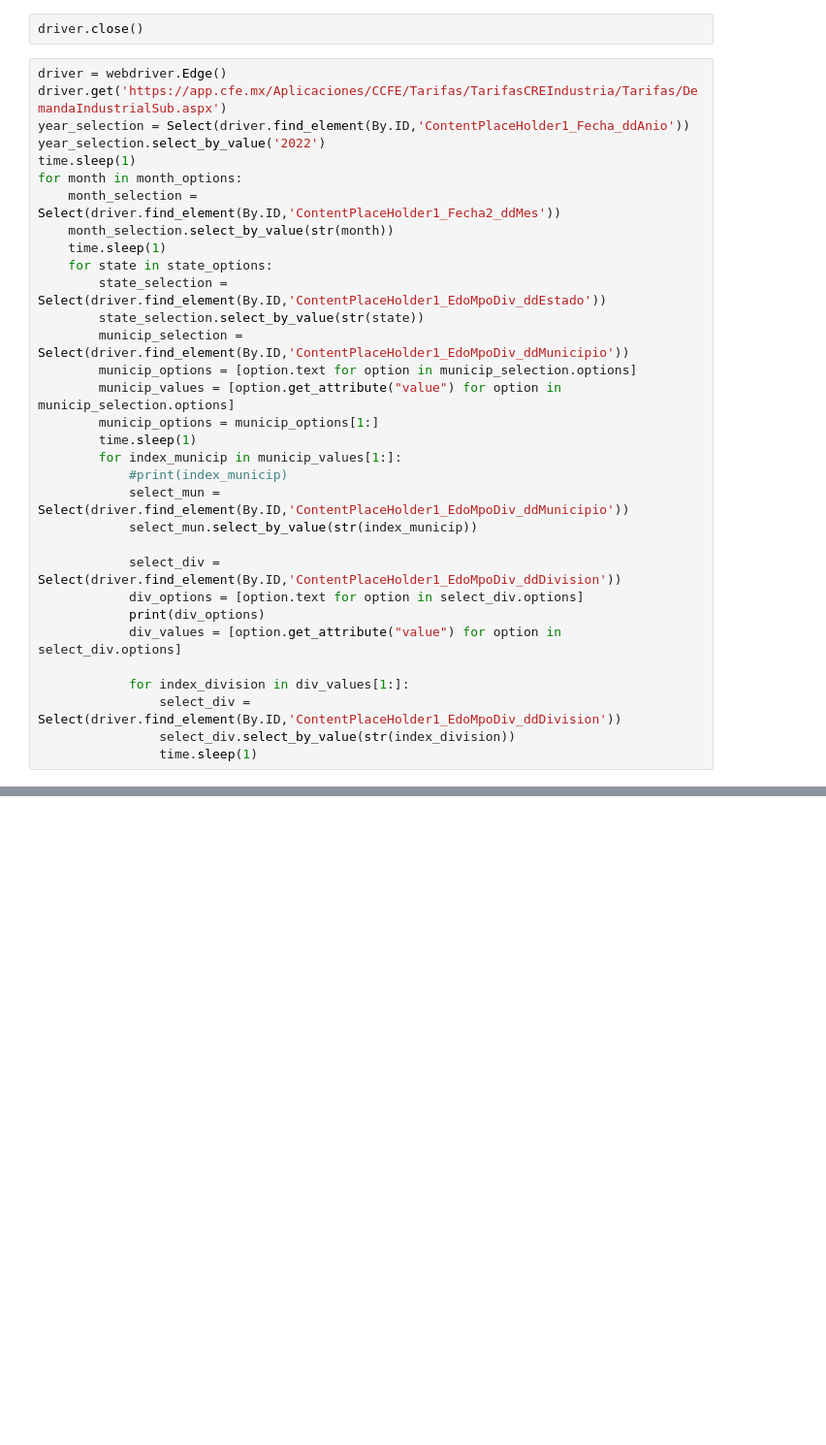
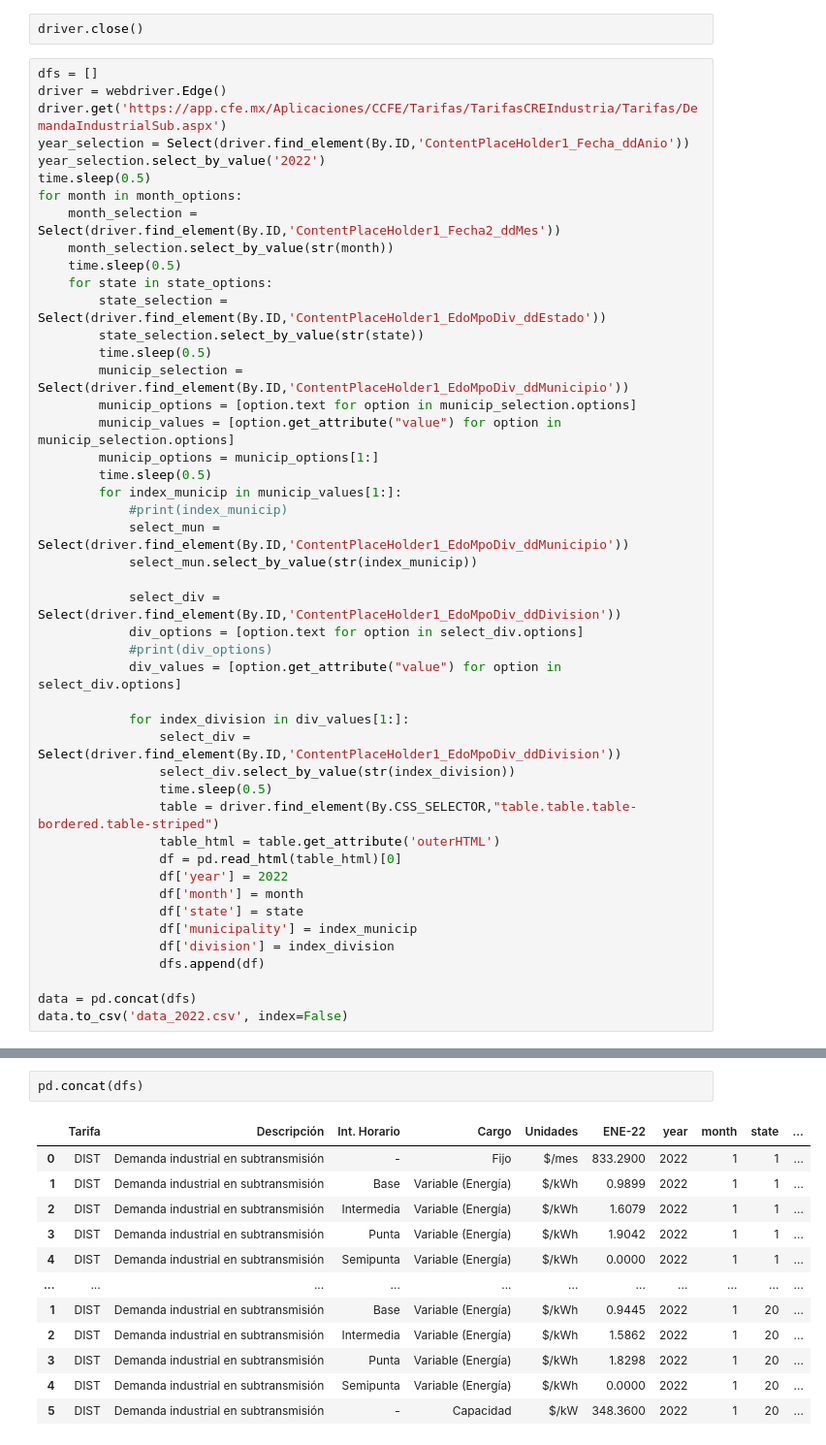
Before and after one commit to Pedri0/CFE_scraping_EDA, a Jupyter notebook: notebooks for testing/scraping_CFE_all.ipynb, the cells around one changed output, grey strips where cells are left out. Shown: that part at 97% size. Cells and saved outputs as stored; diff of their text form; blank space fills up the shorter version.

```diff
--- a/notebooks for testing/scraping_CFE_all.ipynb
+++ b/notebooks for testing/scraping_CFE_all.ipynb
@@ -33,23 +34,25 @@ month_options
 # %%
 driver.close()
 # %%
+dfs = []
 driver = webdriver.Edge()
 driver.get('https://app.cfe.mx/Aplicaciones/CCFE/Tarifas/TarifasCREIndustria/Tarifas/DemandaIndustrialSub.aspx')
 year_selection = Select(driver.find_element(By.ID,'ContentPlaceHolder1_Fecha_ddAnio'))
 year_selection.select_by_value('2022')
-time.sleep(1)
+time.sleep(0.5)
 for month in month_options:
     month_selection = Select(driver.find_element(By.ID,'ContentPlaceHolder1_Fecha2_ddMes'))
     month_selection.select_by_value(str(month))
-    time.sleep(1)
+    time.sleep(0.5)
     for state in state_options:
         state_selection = Select(driver.find_element(By.ID,'ContentPlaceHolder1_EdoMpoDiv_ddEstado'))
         state_selection.select_by_value(str(state))
+        time.sleep(0.5)
         municip_selection = Select(driver.find_element(By.ID,'ContentPlaceHolder1_EdoMpoDiv_ddMunicipio'))
         municip_options = [option.text for option in municip_selection.options]
         municip_values = [option.get_attribute("value") for option in municip_selection.options]
         municip_options = municip_options[1:]
-        time.sleep(1)
+        time.sleep(0.5)
         for index_municip in municip_values[1:]:
             #print(index_municip)
             select_mun = Select(driver.find_element(By.ID,'ContentPlaceHolder1_EdoMpoDiv_ddMunicipio'))
@@ -57,11 +60,23 @@ for month in month_options:
 
             select_div = Select(driver.find_element(By.ID,'ContentPlaceHolder1_EdoMpoDiv_ddDivision'))
             div_options = [option.text for option in select_div.options]
-            print(div_options)
+            #print(div_options)
             div_values = [option.get_attribute("value") for option in select_div.options]
 
             for index_division in div_values[1:]:
                 select_div = Select(driver.find_element(By.ID,'ContentPlaceHolder1_EdoMpoDiv_ddDivision'))
                 select_div.select_by_value(str(index_division))
-                time.sleep(1)
+                time.sleep(0.5)
+                table = driver.find_element(By.CSS_SELECTOR,"table.table.table-bordered.table-striped")
+                table_html = table.get_attribute('outerHTML')
+                df = pd.read_html(table_html)[0]
+                df['year'] = 2022
+                df['month'] = month
+                df['state'] = state
+                df['municipality'] = index_municip
+                df['division'] = index_division
+                dfs.append(df)
+
+data = pd.concat(dfs)
+data.to_csv('data_2022.csv', index=False)
 # %% [output]
@@ -85,0 +87,15 @@ KeyboardInterrupt:
+# %%
+pd.concat(dfs)
+# %% [output]
+|  | Tarifa | Descripción | Int. Horario | Cargo | Unidades | ENE-22 | year | month | state | ... |
+| 0 | DIST | Demanda industrial en subtransmisión | - | Fijo | $/mes | 833.2900 | 2022 | 1 | 1 | ... |
+| 1 | DIST | Demanda industrial en subtransmisión | Base | Variable (Energía) | $/kWh | 0.9899 | 2022 | 1 | 1 | ... |
+| 2 | DIST | Demanda industrial en subtransmisión | Intermedia | Variable (Energía) | $/kWh | 1.6079 | 2022 | 1 | 1 | ... |
+| 3 | DIST | Demanda industrial en subtransmisión | Punta | Variable (Energía) | $/kWh | 1.9042 | 2022 | 1 | 1 | ... |
+| 4 | DIST | Demanda industrial en subtransmisión | Semipunta | Variable (Energía) | $/kWh | 0.0000 | 2022 | 1 | 1 | ... |
+| ... | ... | ... | ... | ... | ... | ... | ... | ... | ... | ... |
+| 1 | DIST | Demanda industrial en subtransmisión | Base | Variable (Energía) | $/kWh | 0.9445 | 2022 | 1 | 20 | ... |
+| 2 | DIST | Demanda industrial en subtransmisión | Intermedia | Variable (Energía) | $/kWh | 1.5862 | 2022 | 1 | 20 | ... |
+| 3 | DIST | Demanda industrial en subtransmisión | Punta | Variable (Energía) | $/kWh | 1.8298 | 2022 | 1 | 20 | ... |
+| 4 | DIST | Demanda industrial en subtransmisión | Semipunta | Variable (Energía) | $/kWh | 0.0000 | 2022 | 1 | 20 | ... |
+| 5 | DIST | Demanda industrial en subtransmisión | - | Capacidad | $/kW | 348.3600 | 2022 | 1 | 20 | ... |
```
Also changed, not shown: parts of 22 cells of this notebook, 2 other files.
